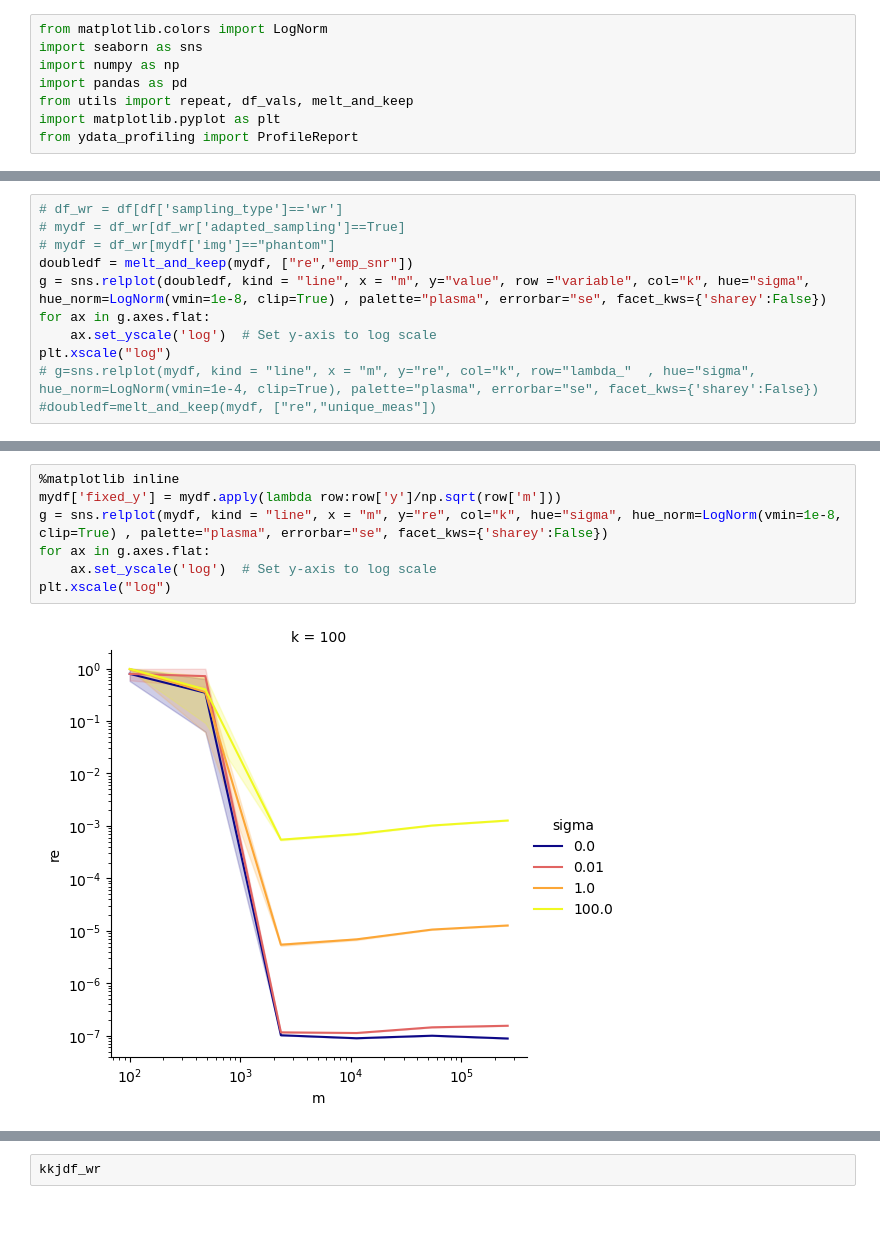
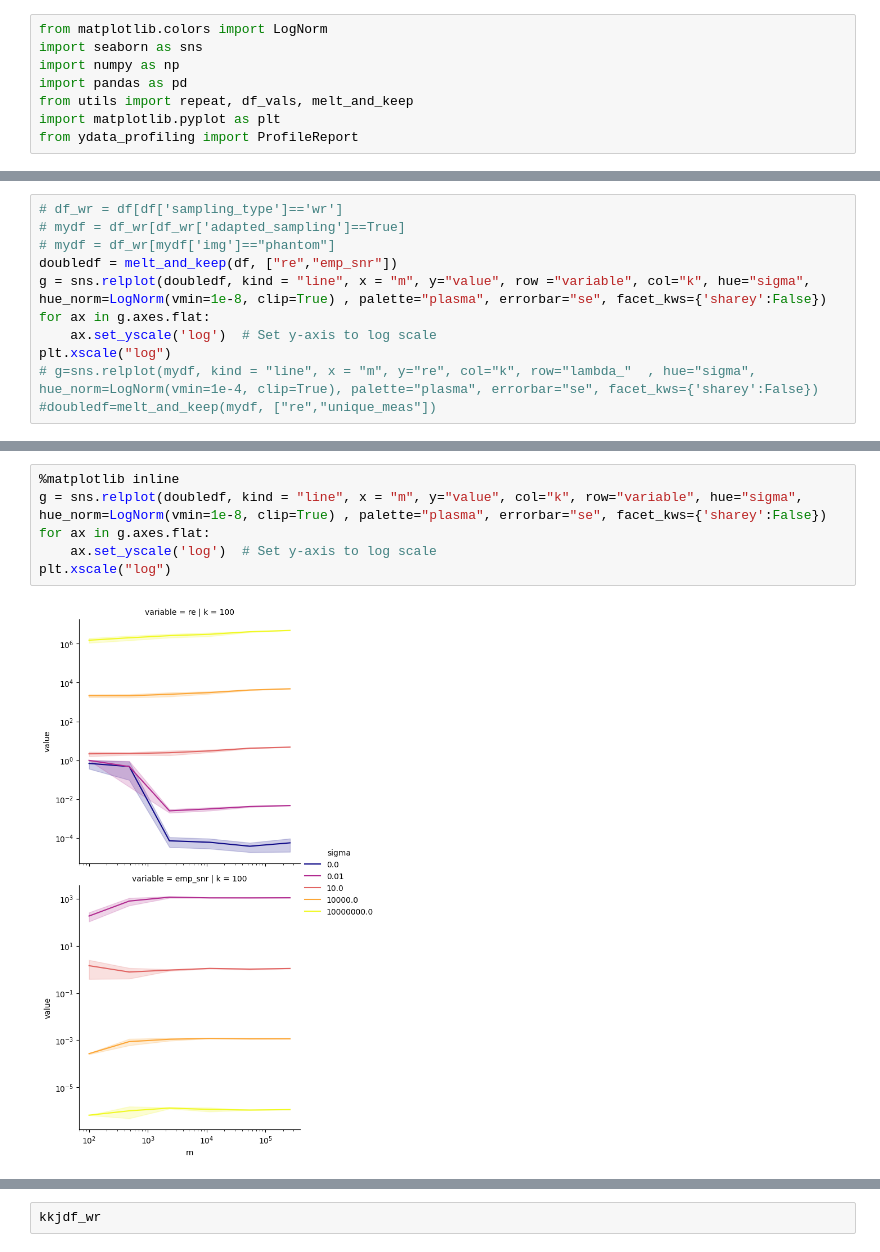
Before and after one commit to mscott99/Sparse_adapted_denoising, a Jupyter notebook: plots/optimized_denoising.ipynb, the cells around one changed output, grey strips where cells are left out. Cells and saved outputs as stored; diff of their text form; blank space fills up the shorter version.

```diff
--- a/plots/optimized_denoising.ipynb
+++ b/plots/optimized_denoising.ipynb
@@ -43,7 +44,7 @@ Attributes
 # df_wr = df[df['sampling_type']=='wr']
 # mydf = df_wr[df_wr['adapted_sampling']==True]
 # mydf = df_wr[mydf['img']=="phantom"]
-doubledf = melt_and_keep(mydf, ["re","emp_snr"])
+doubledf = melt_and_keep(df, ["re","emp_snr"])
 g = sns.relplot(doubledf, kind = "line", x = "m", y="value", row ="variable", col="k", hue="sigma", hue_norm=LogNorm(vmin=1e-8, clip=True) , palette="plasma", errorbar="se", facet_kws={'sharey':False})
 for ax in g.axes.flat:
     ax.set_yscale('log')  # Set y-axis to log scale
@@ -62,9 +68,8 @@ Index(['m', 'k', 'sigma', 'lambda_', 'max_iter', 'img', 'sampling_type',
 # %%
 %matplotlib inline
-mydf['fixed_y'] = mydf.apply(lambda row:row['y']/np.sqrt(row['m']))
-g = sns.relplot(mydf, kind = "line", x = "m", y="re", col="k", hue="sigma", hue_norm=LogNorm(vmin=1e-8, clip=True) , palette="plasma", errorbar="se", facet_kws={'sharey':False})
+g = sns.relplot(doubledf, kind = "line", x = "m", y="value", col="k", row="variable", hue="sigma", hue_norm=LogNorm(vmin=1e-8, clip=True) , palette="plasma", errorbar="se", facet_kws={'sharey':False})
 for ax in g.axes.flat:
     ax.set_yscale('log')  # Set y-axis to log scale
 plt.xscale("log")
 # %% [output]
-[figure, old version]
+[figure, new version]
```
Also changed, not shown: parts of 8 cells of this notebook, 2 other files.
